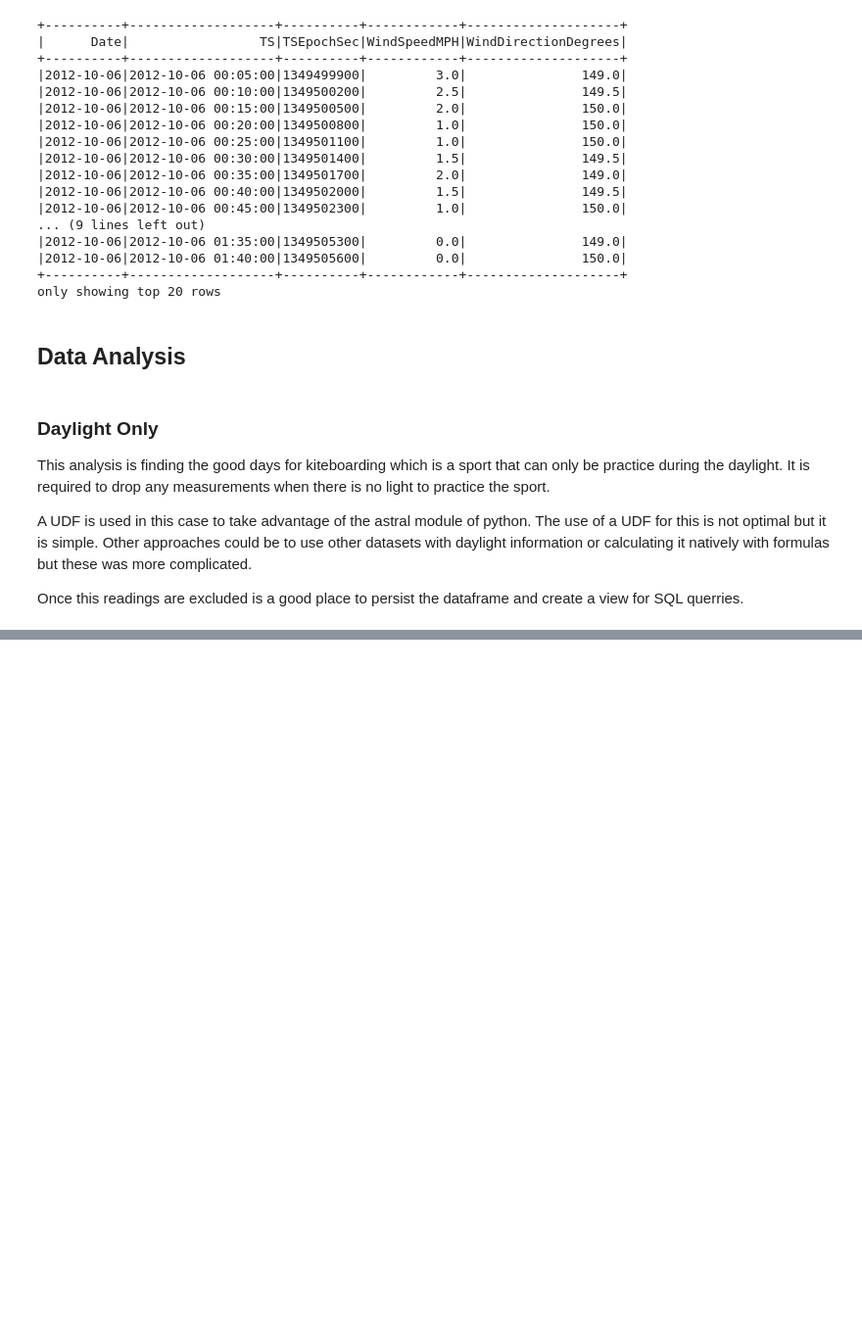
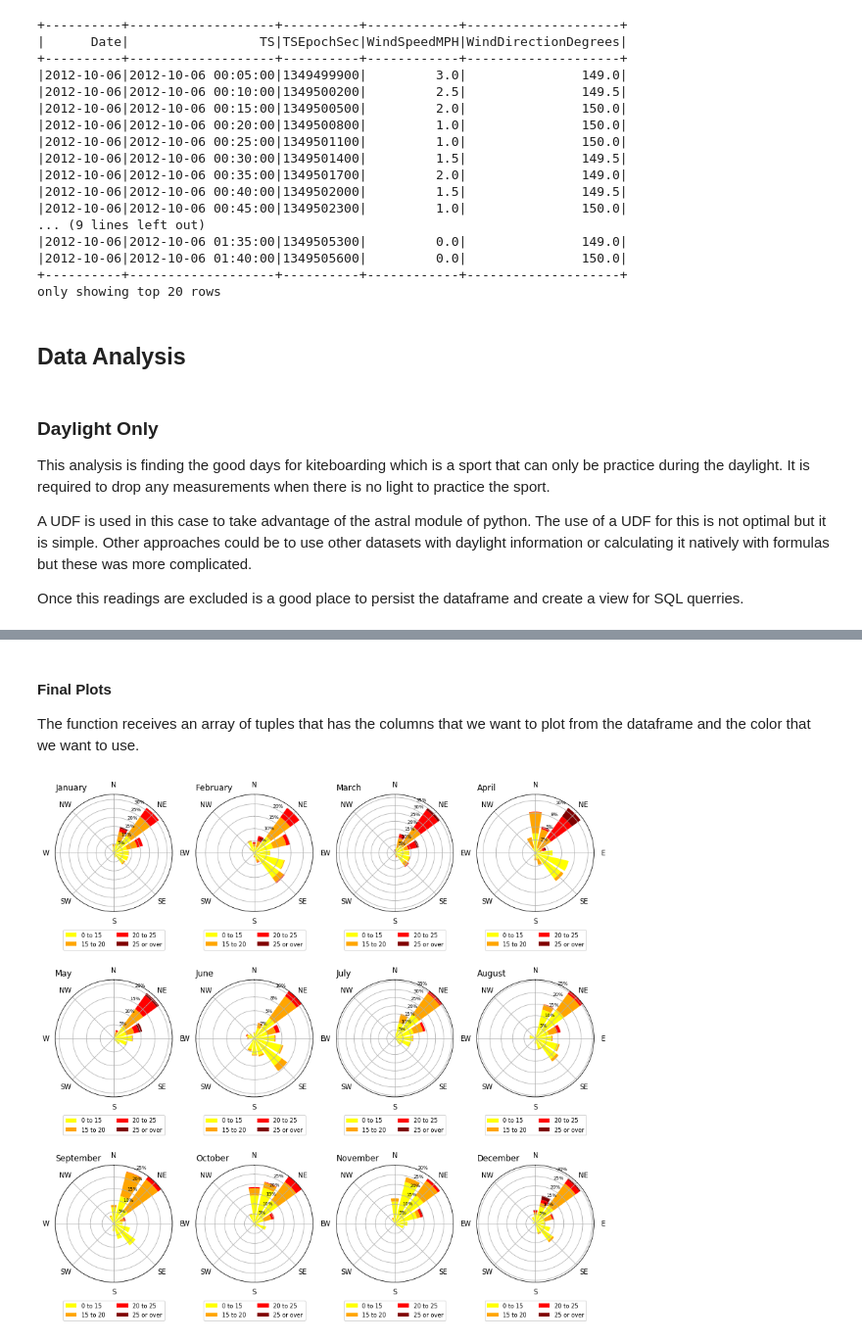
Before and after one commit to roquealex/windMining, a Jupyter notebook: kbWindNorYuc/kbWindNorYuc.ipynb, the cells around one changed output, grey strips where cells are left out. Shown at 98% size. Drawn from its saved outputs; the diff is of its cells as text; code cells hidden in the pictures; blank space fills up the shorter version.

```diff
--- a/kbWindNorYuc/kbWindNorYuc.ipynb
+++ b/kbWindNorYuc/kbWindNorYuc.ipynb
@@ -449,0 +436,43 @@ ParseException: "\nmismatched input 'FROM' expecting <EOF>(line 3, pos 2)\n\n==
+# %%
+def plotWindRose(windRosePD, ranges) :
+    windRoseGroupsPD = windRosePD.groupby('Month')
+    fig, axes = plt.subplots(3,4, figsize=(14, 14), subplot_kw=dict(polar=True))
+    for rown, axrow in enumerate(axes) :
+        for coln, ax in enumerate(axrow):
+            monthNum = rown*len(axrow)+coln+1
+            ax.set_theta_zero_location('N')
+            ax.set_theta_direction('clockwise')
+            ax.set_title(calendar.month_name[monthNum],loc='left')
+            ax.set_xticklabels(['N', 'NE', 'E', 'SE', 'S', 'SW', 'W', 'NW'])
+            try:
+                windRoseGroupPD = windRoseGroupsPD.get_group(monthNum)
+                for i, (name,color) in enumerate(ranges) :
+                    ax.bar(
+                        2*(math.pi)*windRoseGroupPD['WindDirectionGroup']/16,
+                        windRoseGroupPD[name],
+                        width=0.80*2*(math.pi)/16, #Radians
+                        bottom= 0 if i == 0 else windRoseGroupPD[list(map(lambda x : x[0],ranges[0:i]))].sum(axis=1),
+                        color=color,
+                        #edgecolor='None',
+                        label=name,
+                        linewidth=0)
+                    ax.legend(loc='lower center',ncol=2, bbox_to_anchor=(0.5, -0.35), fontsize='small')
+                ax.set_yticklabels(map(lambda x : "{:.0%}".format(x),ax.get_yticks()), fontdict={'fontsize': 'x-small'}, minor=False)
+            except KeyError as keyErr:
+                print('WARNING: No entries for month',keyErr)
+    return (fig, axes)
+# %% [markdown]
+#### Final Plots
+
+The function receives an array of tuples that has the columns that we want to plot from the dataframe and the color that we want to use.
+# %%
+rangesSpec = [
+    ('0 to 15','Yellow'),
+    ('15 to 20','Orange'),
+    ('20 to 25','Red'),
+    ('25 or over','Maroon')
+]
+fig, axes = plotWindRose(normedWindRosePD,rangesSpec)
+#display(fig)
+# %% [output]
+[figure, added]
```
Also changed, not shown: parts of 17 cells of this notebook.
